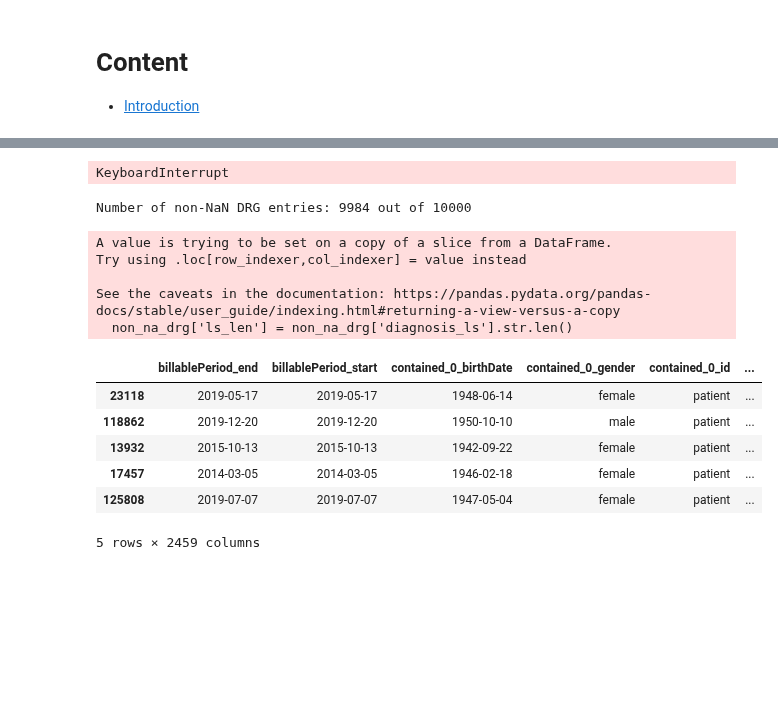
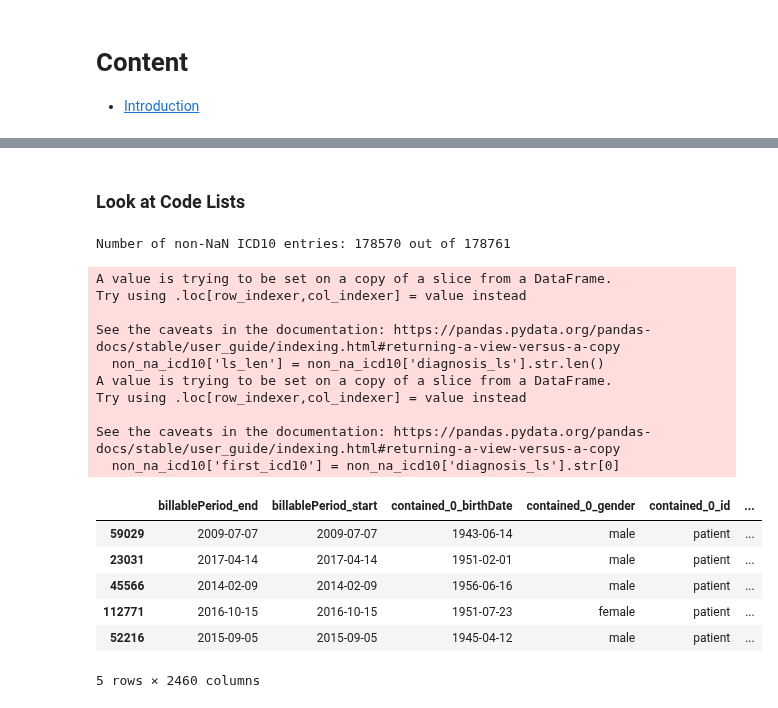
Before and after one commit to martza87/siads_696_mII, a Jupyter notebook: src/02_EDA_claim.ipynb, the cells around one changed output, grey strips where cells are left out. Cells and saved outputs as stored; diff of their text form; code cells hidden in the pictures; blank space fills up the shorter version.

```diff
--- a/src/02_EDA_claim.ipynb
+++ b/src/02_EDA_claim.ipynb
@@ -23,9 +21,7 @@ KeyboardInterrupt:
 # %%
 # readin clean datafiles
 path = "../data/clean/"
-#claim_df =  pd.read_pickle(path + 'claim.pkl')
-claim_df = pd.read_pickle(path + 'claim_sample.pkl')
+claim_df =  pd.read_pickle(path + 'claim.pkl')
+#claim_df = pd.read_pickle(path + 'claim_sample.pkl')
 #claim_df = pd.read_pickle(path + 'claim_mini_sample.pkl')
 #claim_response_df =  pd.read_pickle(path + 'claim_response.pkl')
-# %% [output]
-KeyboardInterrupt
@@ -32,24 +32,32 @@ KeyboardInterrupt
+# %% [markdown]
+### Look at Code Lists
 # %%
-print(f"Number of non-NaN DRG entries: {claim_df.shape[0] - claim_df['diagnosis_ls'].apply(lambda x: len(x) == 0).sum()} out of {len(claim_df)}")
+print(f"Number of non-NaN ICD10 entries: {claim_df.shape[0] - claim_df['diagnosis_ls'].apply(lambda x: len(x) == 0).sum()} out of {len(claim_df)}")
 # %% [output]
-Number of non-NaN DRG entries: 9984 out of 10000
+Number of non-NaN ICD10 entries: 178570 out of 178761
 # %%
-non_na_drg = claim_df[~claim_df['diagnosis_ls'].apply(lambda x: len(x) == 0)]
-non_na_drg['ls_len'] = non_na_drg['diagnosis_ls'].str.len()
+non_na_icd10 = claim_df[~claim_df['diagnosis_ls'].apply(lambda x: len(x) == 0)]
+non_na_icd10['ls_len'] = non_na_icd10['diagnosis_ls'].str.len()
+non_na_icd10['first_icd10'] = non_na_icd10['diagnosis_ls'].str[0]
 # %% [output]
 A value is trying to be set on a copy of a slice from a DataFrame.
 Try using .loc[row_indexer,col_indexer] = value instead
 
 See the caveats in the documentation: https://pandas.pydata.org/pandas-docs/stable/user_guide/indexing.html#returning-a-view-versus-a-copy
-  non_na_drg['ls_len'] = non_na_drg['diagnosis_ls'].str.len()
+  non_na_icd10['ls_len'] = non_na_icd10['diagnosis_ls'].str.len()
+A value is trying to be set on a copy of a slice from a DataFrame.
+Try using .loc[row_indexer,col_indexer] = value instead
+
+See the caveats in the documentation: https://pandas.pydata.org/pandas-docs/stable/user_guide/indexing.html#returning-a-view-versus-a-copy
+  non_na_icd10['first_icd10'] = non_na_icd10['diagnosis_ls'].str[0]
 # %%
-non_na_drg.head()
+non_na_icd10.head()
 # %% [output]
 |  | billablePeriod_end | billablePeriod_start | contained_0_birthDate | contained_0_gender | contained_0_id | ... |
-| 23118 | 2019-05-17 | 2019-05-17 | 1948-06-14 | female | patient | ... |
-| 118862 | 2019-12-20 | 2019-12-20 | 1950-10-10 | male | patient | ... |
-| 13932 | 2015-10-13 | 2015-10-13 | 1942-09-22 | female | patient | ... |
-| 17457 | 2014-03-05 | 2014-03-05 | 1946-02-18 | female | patient | ... |
-| 125808 | 2019-07-07 | 2019-07-07 | 1947-05-04 | female | patient | ... |
+| 59029 | 2009-07-07 | 2009-07-07 | 1943-06-14 | male | patient | ... |
+| 23031 | 2017-04-14 | 2017-04-14 | 1951-02-01 | male | patient | ... |
+| 45566 | 2014-02-09 | 2014-02-09 | 1956-06-16 | male | patient | ... |
+| 112771 | 2016-10-15 | 2016-10-15 | 1951-07-23 | female | patient | ... |
+| 52216 | 2015-09-05 | 2015-09-05 | 1945-04-12 | male | patient | ... |
-5 rows × 2459 columns
+5 rows × 2460 columns
 # %%
```
Also changed, not shown: parts of 28 cells of this notebook, 7 other files.
